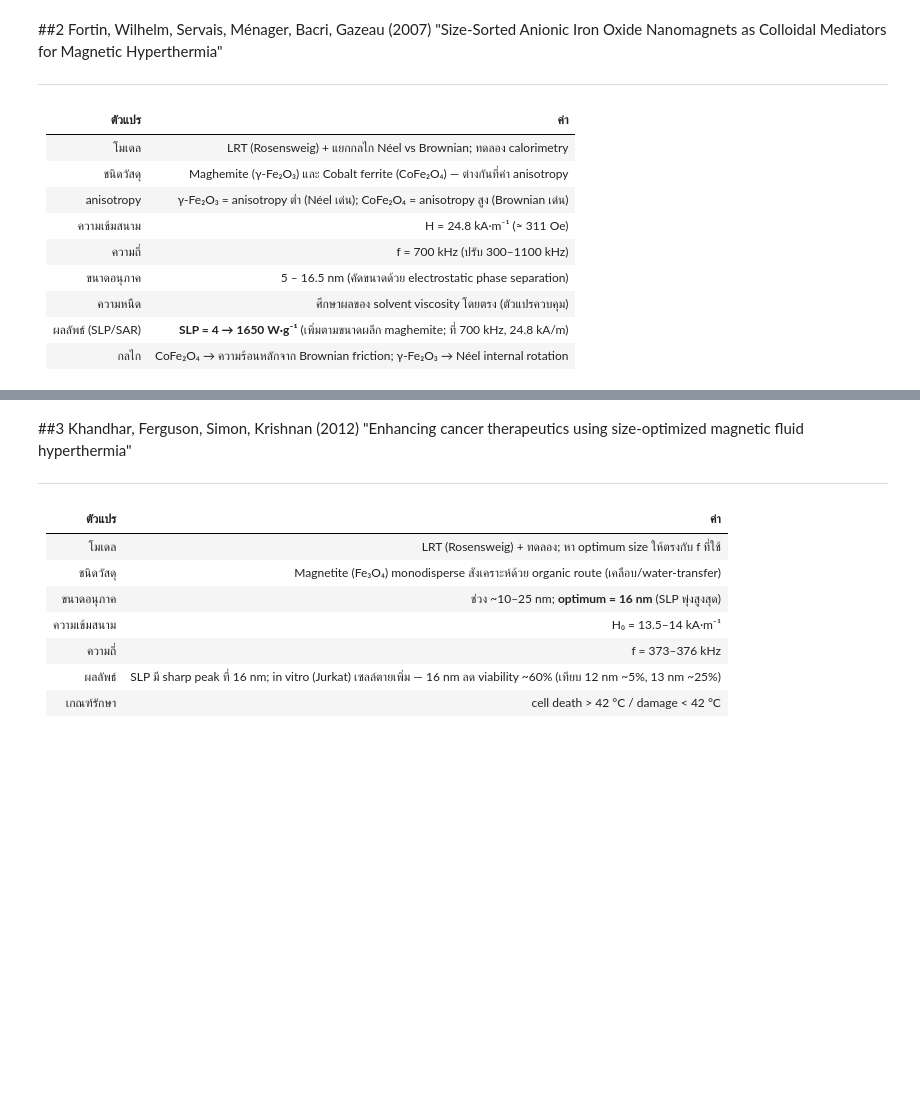
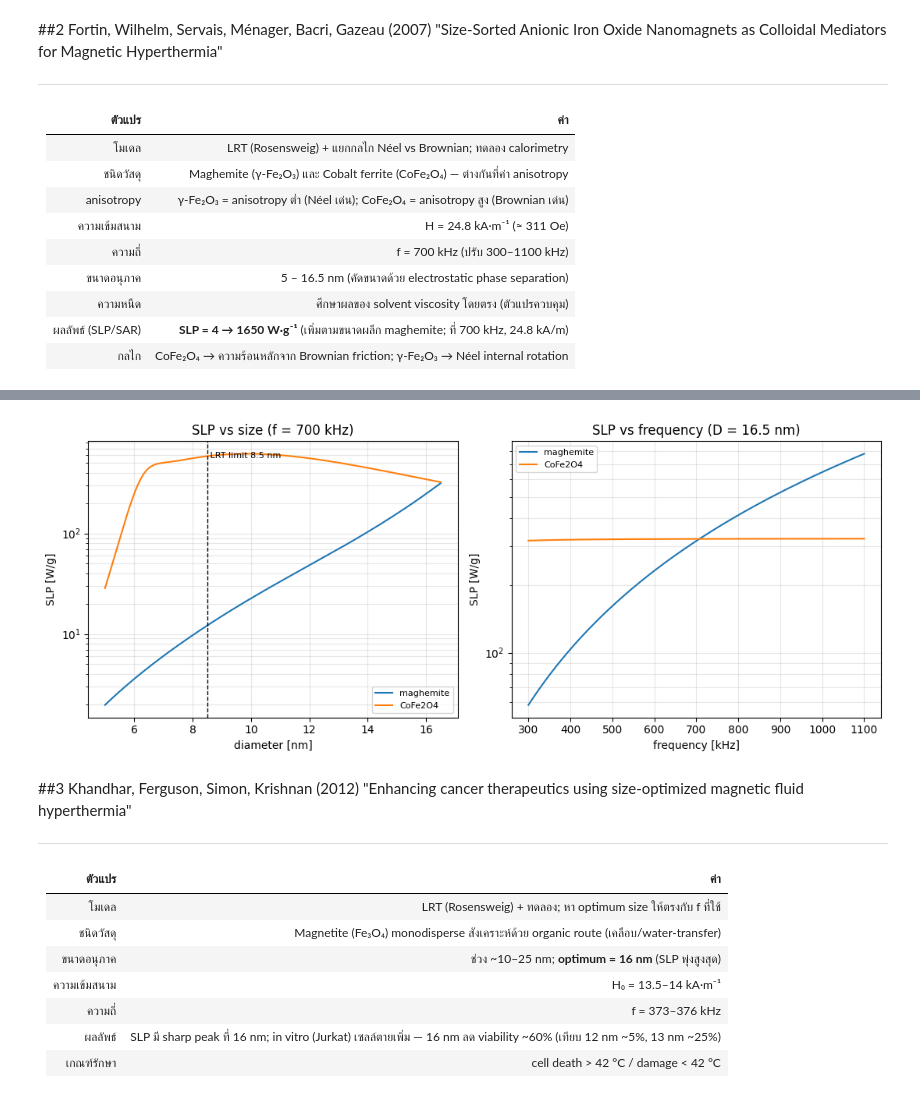
Before and after one commit to b00001/sciusproject-hyperthermia, a Jupyter notebook: between_27_31_July.ipynb, the cells around one changed output, grey strips where cells are left out. Cells and saved outputs as stored; diff of their text form; code cells hidden in the pictures; blank space fills up the shorter version.

```diff
--- a/between_27_31_July.ipynb
+++ b/between_27_31_July.ipynb
@@ -179,0 +161,92 @@ Fortin experimental SLP range: 4 - 1650 W/g (increases with maghemite size).
+# %%
+"""SLP / SAR: maghemite vs cobalt ferrite (Rosensweig LRT + Langevin correction)"""
+import numpy as np
+import matplotlib.pyplot as plt
+
+kB   = 1.380649e-23          # J/K
+mu0  = 4*np.pi*1e-7          # H/m
+tau0 = 1e-9                  # s
+
+NAMES = ["maghemite", "CoFe2O4"]
+Ms    = np.array([414, 425]) * 1e3     # A/m
+K     = np.array([4.6, 180]) * 1e3     # J/m^3
+c     = np.array([746, 700], float)    # J/(kg*K)
+rho   = np.array([4600, 4907], float)  # kg/m^3
+
+H     = 24.8e3    # A/m   (mu0*H = 31.2 mT ~ 311 Oe)
+f0    = 700e3     # Hz
+vis   = 1.5e-3    # Pa*s
+d_sh  = 1e-9      # m   shell
+T     = 300.0     # K
+
+D  = np.array([5, 7, 9, 11, 13, 15, 16.5]) * 1e-9   # m  diameter
+R  = D/2                                            # m  core radius
+f_scan = np.array([300, 500, 700, 900, 1100]) * 1e3 # Hz
+
+
+def hyperthermia(R, f, H=H, T=T):
+    """R,f: scalar หรือ column vector -> ผลลัพธ์ (n, 2) ตามวัสดุ"""
+    w   = 2*np.pi*f
+    V_M = (4/3)*np.pi*R**3                      # m^3
+    V_H = (4/3)*np.pi*(R + d_sh)**3             # m^3
+    m   = Ms*V_M                                # A*m^2
+
+    sigma = K*V_M/(kB*T)                        # -
+    xi    = mu0*m*H/(kB*T)                      # -   LRT ใช้ได้เมื่อ xi < 1
+    with np.errstate(over='ignore'):
+        tau_N = tau0*np.exp(sigma)              # s
+    tau_B = 3*vis*V_H/(kB*T)                    # s
+    tau   = 1/(1/tau_N + 1/tau_B)               # s
+
+    chi_i = mu0*Ms**2*V_M/(3*kB*T)              # -
+    chi_0 = chi_i*(3/xi)*(1/np.tanh(xi) - 1/xi) # -   Langevin
+    chi_2 = chi_0*w*tau/(1 + (w*tau)**2)        # -   chi''
+
+    P = mu0*np.pi*chi_2*f*H**2                  # W/m^3
+    return dict(sigma=sigma, xi=xi, tau=tau, wtau=w*tau,
+                P=P, SLP=P/rho/1e3, SAR=P/rho, dTdt=P/(rho*c))
+
+
+# 1) vs ขนาด ที่ f = 700 kHz
+r = hyperthermia(R[:, None], f0)
+print(f"H = {H/1e3:.1f} kA/m (mu0*H = {mu0*H*1e3:.1f} mT),  f = {f0/1e3:.0f} kHz,  T = {T:.0f} K\n")
+for j, nm in enumerate(NAMES):
+    print(f"--- {nm} ---")
+    print(f"{'D [nm]':>7}{'sigma':>9}{'xi':>8}{'tau_eff [s]':>13}{'w*tau':>8}"
+          f"{'P [W/m^3]':>12}{'SLP [W/g]':>11}{'SAR [W/kg]':>12}{'dT/dt [K/s]':>12}   LRT")
+    for i, Di in enumerate(D):
+        ok = "ok" if r['xi'][i, j] < 1 else "NO (xi>1)"
+        print(f"{Di*1e9:>7.1f}{r['sigma'][i,j]:>9.2f}{r['xi'][i,j]:>8.2f}"
+              f"{r['tau'][i,j]:>13.2e}{r['wtau'][i,j]:>8.2f}{r['P'][i,j]:>12.2e}"
+              f"{r['SLP'][i,j]:>11.2f}{r['SAR'][i,j]:>12.3e}{r['dTdt'][i,j]:>12.1f}   {ok}")
+    print()
+
+# 2) vs ความถี่ ที่ D = 16.5 nm
+rf = hyperthermia(R[-1], f_scan[:, None])
+print(f"SLP [W/g] vs frequency @ D = {D[-1]*1e9:.1f} nm")
+print(f"{'f [kHz]':>9}" + "".join(f"{nm:>13}" for nm in NAMES))
+for i, fi in enumerate(f_scan):
+    print(f"{fi/1e3:>9.0f}" + "".join(f"{rf['SLP'][i,j]:>13.2f}" for j in range(2)))
+
+# 3) plot
+D_fine = np.linspace(5, 16.5, 300)*1e-9      # m
+f_fine = np.linspace(300e3, 1100e3, 300)     # Hz
+s_D = hyperthermia(D_fine[:, None]/2, f0)
+s_f = hyperthermia(R[-1], f_fine[:, None])
+
+fig, (a1, a2) = plt.subplots(1, 2, figsize=(11, 4.5))
+for j, nm in enumerate(NAMES):
+    a1.plot(D_fine*1e9, s_D['SLP'][:, j], label=nm)
+    a2.plot(f_fine/1e3, s_f['SLP'][:, j], label=nm)
+lim = D_fine[np.argmax(s_D['xi'][:, 0] > 1)]*1e9     # nm  ขอบเขต LRT
+a1.axvline(lim, ls='--', c='k', lw=1)
+a1.text(lim, a1.get_ylim()[1], f' LRT limit {lim:.1f} nm', va='top', fontsize=8)
+a1.set(xlabel="diameter [nm]", ylabel="SLP [W/g]", yscale="log",
+       title=f"SLP vs size (f = {f0/1e3:.0f} kHz)")
+a2.set(xlabel="frequency [kHz]", ylabel="SLP [W/g]", yscale="log",
+       title=f"SLP vs frequency (D = {D[-1]*1e9:.1f} nm)")
+for a in (a1, a2):
+    a.grid(alpha=0.3, which="both"); a.legend(fontsize=8)
+fig.tight_layout()
+plt.show()
+# %% [output]
@@ -180,3 +270,4 @@ Fortin experimental SLP range: 4 - 1650 W/g (increases with maghemite size).
+[figure, added]
 # %% [markdown]
 
 ##3 Khandhar, Ferguson, Simon, Krishnan (2012)
```
Also changed, not shown: parts of 10 cells of this notebook.
